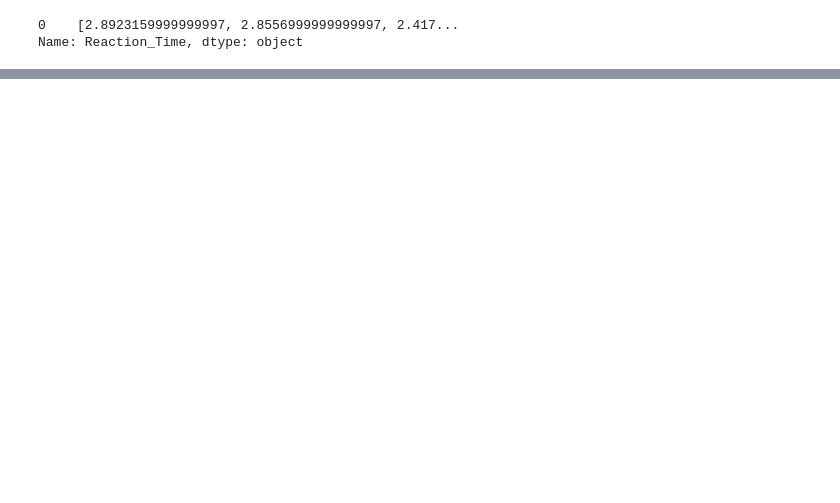
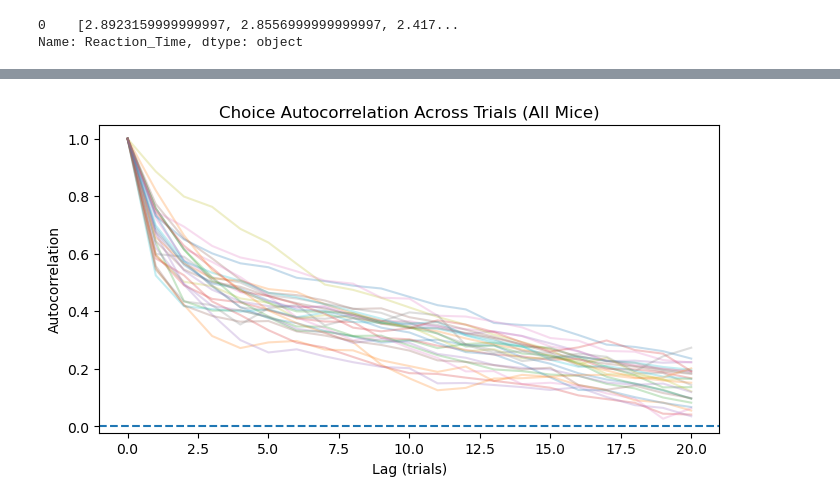
Before and after one commit to rcwoshimao/mice-value-encoding, a Jupyter notebook: cogs118c-final-project.ipynb, the cells around one changed output, grey strips where cells are left out. Drawn from its saved outputs; the diff is of its cells as text; code cells hidden in the pictures; blank space fills up the shorter version.

```diff
--- a/cogs118c-final-project.ipynb
+++ b/cogs118c-final-project.ipynb
@@ -265,0 +236,66 @@ for session, label in zip(sessions_to_plot, labels):
+# %%
+lags = 20
+
+# Get all unique mice
+mice = sorted({encoded_sessions[idx]['Mouse'] for idx in encoded_sessions})
+
+plt.figure(figsize=(8,4))
+
+for mouse in mice:
+
+    # Collect sessions for this mouse
+    mouse_sessions = [
+        encoded_sessions[idx] for idx in encoded_sessions
+        if encoded_sessions[idx]['Mouse'] == mouse
+    ]
+
+    # Find max trial length for this mouse
+    max_len = max(len(s['choices']) for s in mouse_sessions)
+
+    choice_matrix = []
+
+    for s in mouse_sessions:
+        choices = s['choices']
+        padded = np.full(max_len, np.nan)
+        padded[:len(choices)] = choices
+        choice_matrix.append(padded)
+
+    choice_matrix = np.array(choice_matrix)
+
+    # Compute autocorrelation
+    acorr = []
+
+    for lag in range(lags+1):
+
+        corr_vals = []
+
+        for row in choice_matrix:
+
+            if lag == 0:
+                corr_vals.append(1.0)
+                continue
+
+            valid_idx = ~np.isnan(row[lag:]) & ~np.isnan(row[:-lag])
+
+            if np.sum(valid_idx) > 1:
+
+                x = row[:-lag][valid_idx]
+                y = row[lag:][valid_idx]
+
+                if np.std(x) > 0 and np.std(y) > 0:
+                    corr = np.corrcoef(x, y)[0,1]
+                    corr_vals.append(corr)
+
+        acorr.append(np.nanmean(corr_vals))
+
+    # Plot this mouse
+    plt.plot(range(lags+1), acorr, alpha=0.25)
+
+plt.title("Choice Autocorrelation Across Trials (All Mice)")
+plt.xlabel("Lag (trials)")
+plt.ylabel("Autocorrelation")
+plt.axhline(0, linestyle="--")
+
+plt.show()
+# %% [output]
+[figure, added]
```
Also changed, not shown: parts of 17 cells of this notebook.
